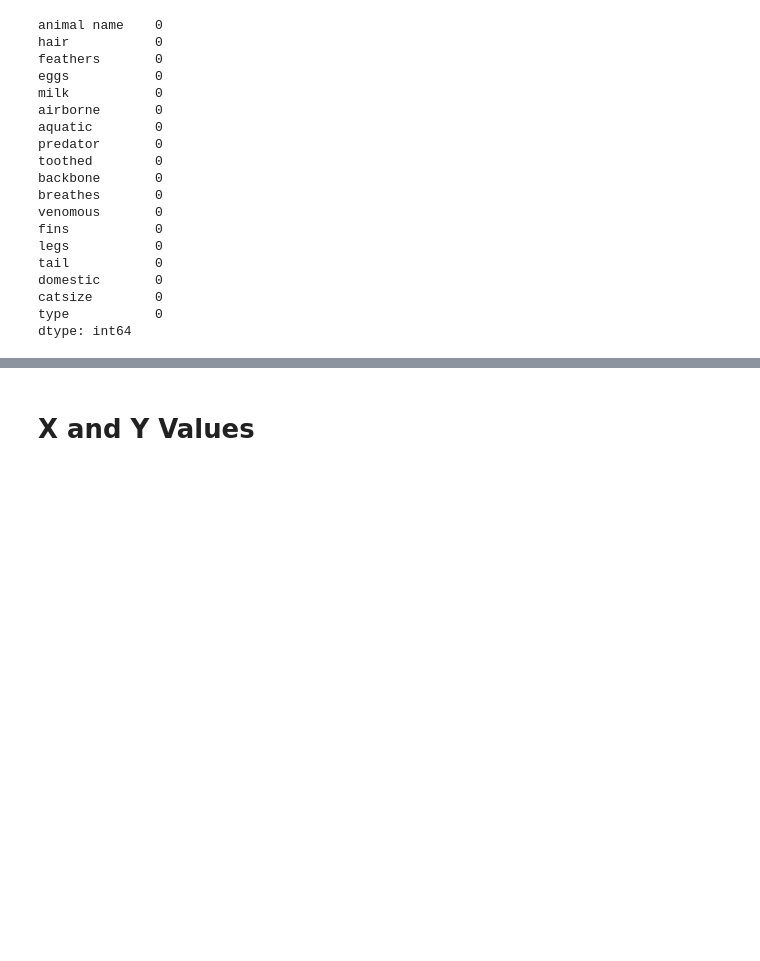
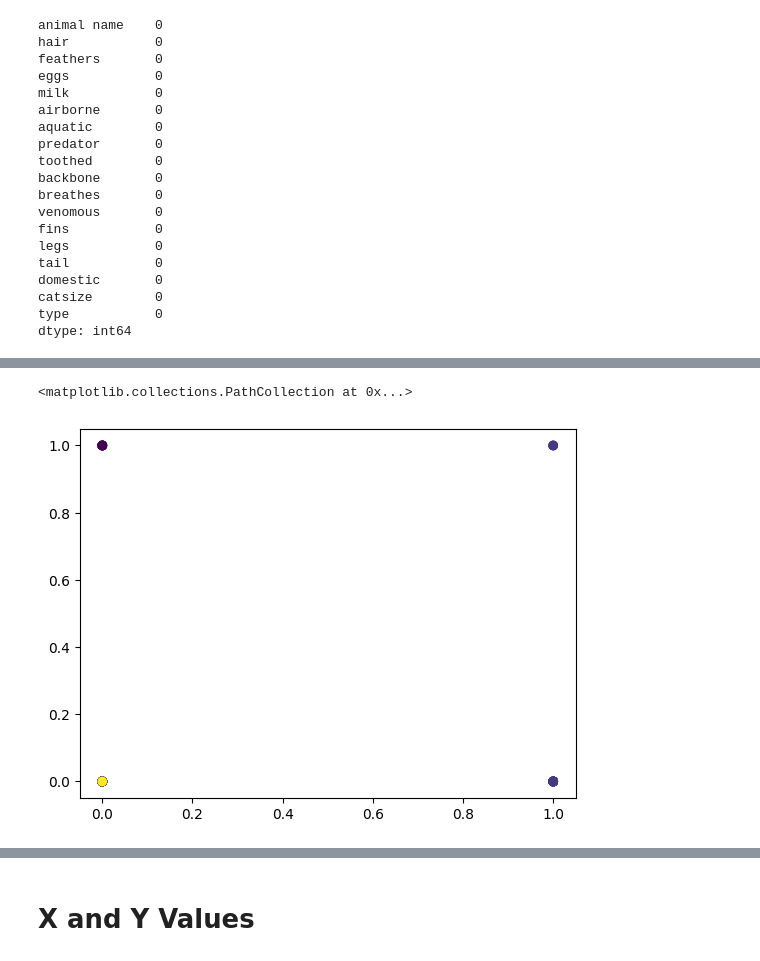
Before and after one commit to CM-007/DS_ASS, a Jupyter notebook: Ass13_KNN(Zoo).ipynb, the cells around one changed output, grey strips where cells are left out. Cells and saved outputs as stored; diff of their text form; code cells hidden in the pictures; blank space fills up the shorter version.

```diff
--- a/Ass13_KNN(Zoo).ipynb
+++ b/Ass13_KNN(Zoo).ipynb
@@ -96,0 +107,5 @@ dataframe.describe()
+# %%
+plt.scatter(dataframe['feathers'],dataframe['domestic'],c=dataframe['type'])
+# %% [output]
+<matplotlib.collections.PathCollection at 0x...>
+[figure, added]
```
Also changed, not shown: parts of 5 cells of this notebook.
